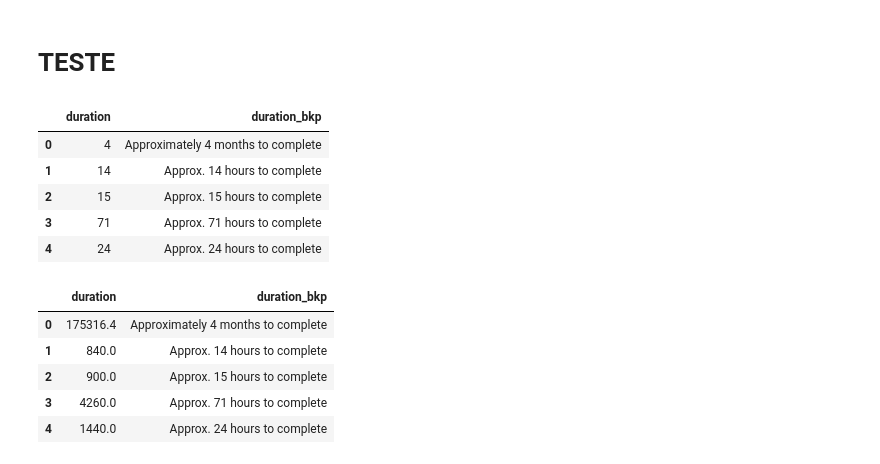
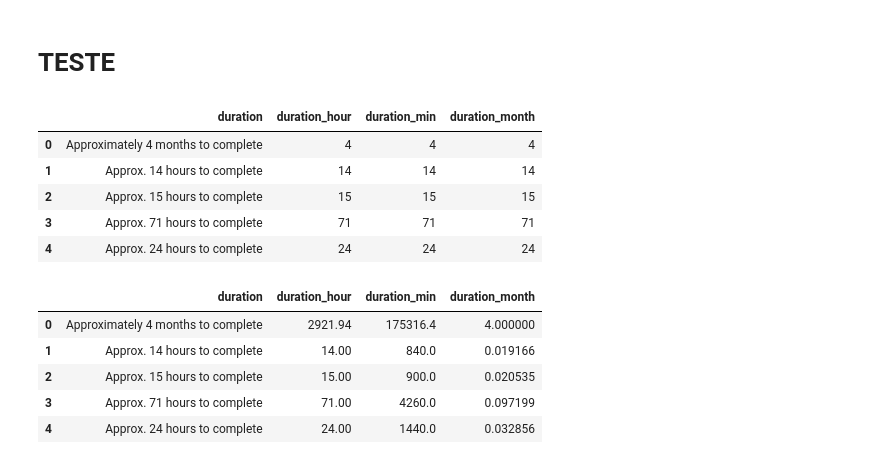
Before and after one commit to ismailymendes/mooc_udemy_coursera, a Jupyter notebook: mooc_udemy_coursera.ipynb, the cells around one changed output. Drawn from its saved outputs; the diff is of its cells as text; code cells hidden in the pictures.

```diff
--- a/mooc_udemy_coursera.ipynb
+++ b/mooc_udemy_coursera.ipynb
@@ -680,18 +680,20 @@ Text(0.5, 1.0, 'Distribuição do nível:\n')
 # %%
 coursera_cursos = pd.read_csv('data/coursera_cursos.csv') # https://www.kaggle.com/datasets/anasmahmood000/coursera-courses-dataset
 # %%
-coursera_cursos['duration_bkp'] = coursera_cursos['duration']
+coursera_cursos['duration_hour'] = coursera_cursos['duration'] # copia o campo duration para duration_hour
+coursera_cursos['duration_hour'] = coursera_cursos['duration_hour'].replace("-", 0, regex=True) # remove o traço
+coursera_cursos['duration_hour'] = coursera_cursos['duration_hour'].replace(r'[^0-9]', '', regex=True) # remove tudo menos os números
+#coursera_cursos['duration_hour'] = coursera_cursos['duration'].replace(r'\D+', '', regex=True)
 
-coursera_cursos['duration']=coursera_cursos['duration'].replace('-', 0, regex=True) # remove o traço
-coursera_cursos['duration']=coursera_cursos['duration'].replace(r'[^0-9]', '', regex=True) # remove tudo menos os números
-#coursera_cursos['duration']=coursera_cursos['duration'].replace(r'\D+', '', regex=True)
+coursera_cursos['duration_min'] = coursera_cursos['duration_hour']
+coursera_cursos['duration_month'] = coursera_cursos['duration_hour']
 
-coursera_cursos[['duration','duration_bkp']].head(5)
+coursera_cursos[['duration','duration_hour', 'duration_min', 'duration_month']].head(5)
 # %% [output]
-|  | duration | duration_bkp |
-| 0 | 4 | Approximately 4 months to complete |
-| 1 | 14 | Approx. 14 hours to complete |
-| 2 | 15 | Approx. 15 hours to complete |
-| 3 | 71 | Approx. 71 hours to complete |
-| 4 | 24 | Approx. 24 hours to complete |
+|  | duration | duration_hour | duration_min | duration_month |
+| 0 | Approximately 4 months to complete | 4 | 4 | 4 |
+| 1 | Approx. 14 hours to complete | 14 | 14 | 14 |
+| 2 | Approx. 15 hours to complete | 15 | 15 | 15 |
+| 3 | Approx. 71 hours to complete | 71 | 71 | 71 |
+| 4 | Approx. 24 hours to complete | 24 | 24 | 24 |
 # %%
@@ -704,9 +720,9 @@ coursera_cursos['duration'] = (coursera_cursos['duration']
 # %%
-coursera_cursos[['duration','duration_bkp']].head(5)
+coursera_cursos[['duration','duration_hour', 'duration_min', 'duration_month']].head(5)
 # %% [output]
-|  | duration | duration_bkp |
-| 0 | 175316.4 | Approximately 4 months to complete |
-| 1 | 840.0 | Approx. 14 hours to complete |
-| 2 | 900.0 | Approx. 15 hours to complete |
-| 3 | 4260.0 | Approx. 71 hours to complete |
-| 4 | 1440.0 | Approx. 24 hours to complete |
+|  | duration | duration_hour | duration_min | duration_month |
+| 0 | Approximately 4 months to complete | 2921.94 | 175316.4 | 4.000000 |
+| 1 | Approx. 14 hours to complete | 14.00 | 840.0 | 0.019166 |
+| 2 | Approx. 15 hours to complete | 15.00 | 900.0 | 0.020535 |
+| 3 | Approx. 71 hours to complete | 71.00 | 4260.0 | 0.097199 |
+| 4 | Approx. 24 hours to complete | 24.00 | 1440.0 | 0.032856 |
```
Also changed, not shown: parts of 9 cells of this notebook.
